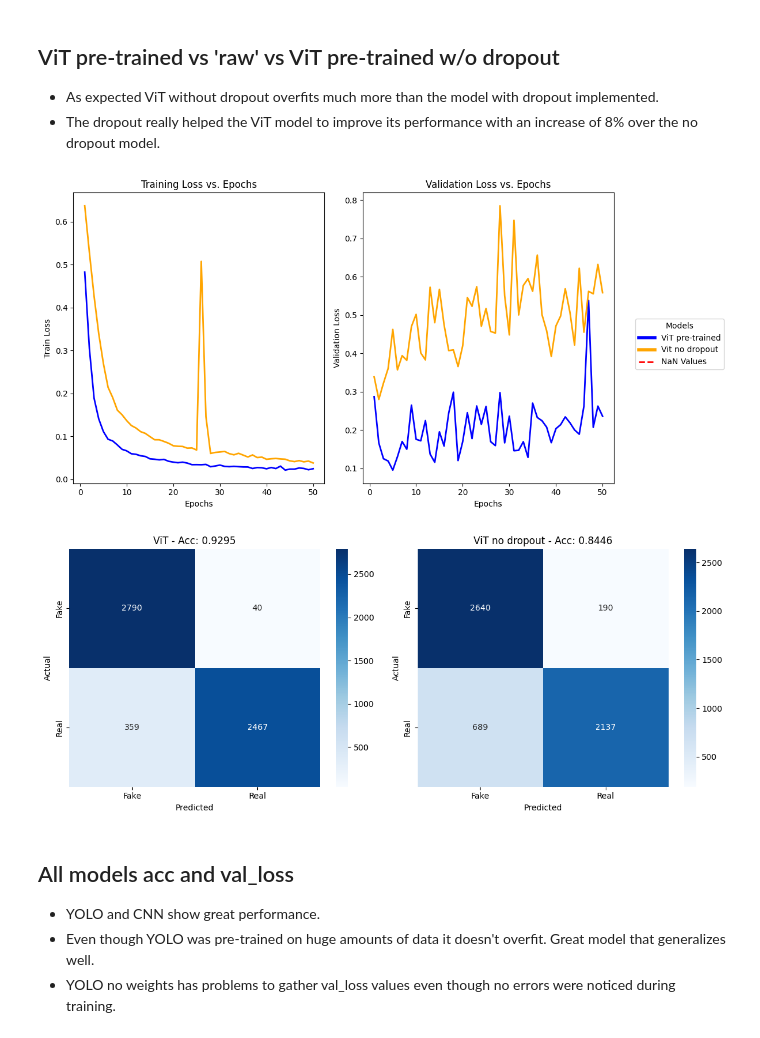
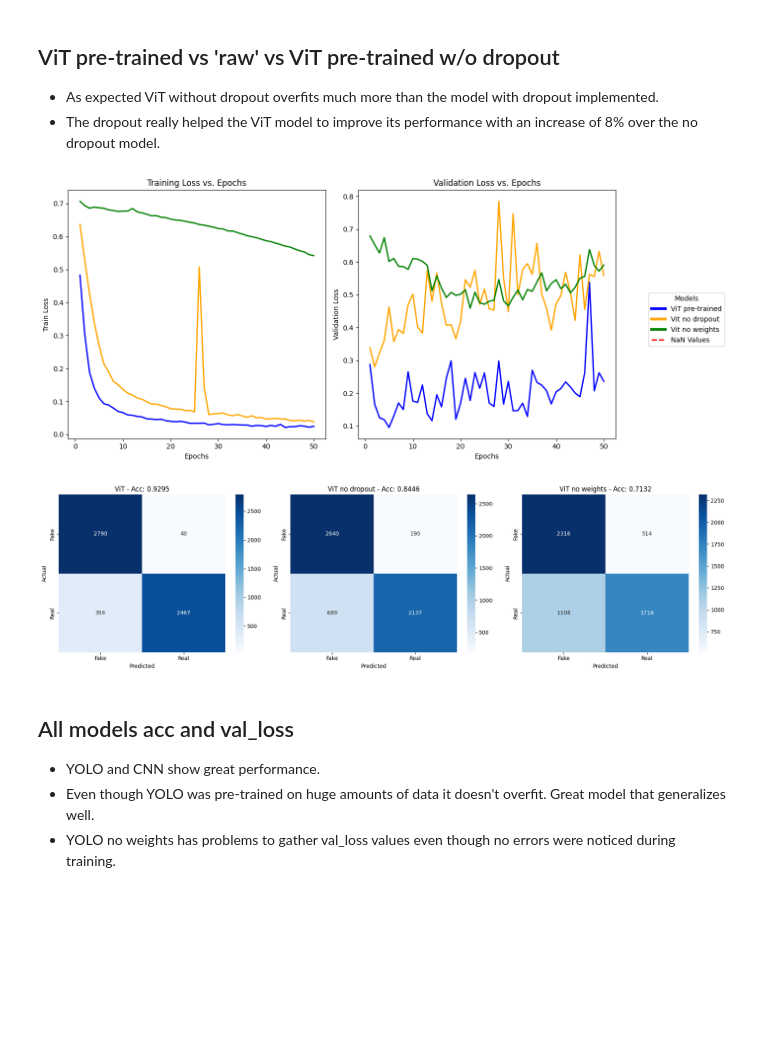
Before and after one commit to v2denny/deepfakeface, a Jupyter notebook: classifier_benchmarking.ipynb, the cells around one changed output. Cells and saved outputs as stored; diff of their text form; code cells hidden in the pictures; blank space fills up the shorter version.

```diff
--- a/classifier_benchmarking.ipynb
+++ b/classifier_benchmarking.ipynb
@@ -117,7 +117,7 @@ models_dict = {
     "CNN no weights": ("models/resnet_no_weights.pth", load_cnn),
     "ViT": ("models/vit_classifier.pth", load_vit),
     "ViT no dropout": ("models/vit_classifier_no_dropout.pth", load_vit),
-    #"ViT no weights": ("models/vit_no_weights.pth", load_vit),
+    "ViT no weights": ("models/vit_classifier_no_weights.pth", load_vit),
     "YOLO": ("models/yolo_classifier.pt", load_yolo),
     "YOLO no weights": ("models/yolo_no_weights.pt", load_yolo),
 }
@@ -301,47 +302,51 @@ plt.show()
 logs_dict = {
     "ViT pre-trained": ("models/vit_classifier.csv"),
     "Vit no dropout": ("models/vit_classifier_no_dropout.csv"),
-    #"Vit no weights": ("models/vit_classifier_no_weights.csv")
+    "Vit no weights": ("models/vit_classifier_no_weights.csv")
 }
 
 df_dict = {}
 for model_name, file_path in logs_dict.items():
     df = pd.read_csv(file_path)
     df.rename(columns={"train/loss": "train_loss", "val/loss": "val_loss"}, inplace=True)
     df_dict[model_name] = df
 
-colors = ["blue", "orange"]
-plt.figure(figsize=(12, 6))
+colors = ["blue", "orange", "green"]
+plt.figure(figsize=(14, 6))
 
 plt.subplot(1, 2, 1)
 for (model_name, df), color in zip(df_dict.items(), colors):
     plt.plot(df['epoch'], df['train_loss'], label=model_name, linewidth=2, color=color, linestyle='solid')
     nan_mask = df['train_loss'].isna()
-    plt.plot(df['epoch'][nan_mask], [df['train_loss'].mean()] * sum(nan_mask), linestyle='dashed', linewidth=2, color='red')
+    if nan_mask.any():
+        plt.plot(df['epoch'][nan_mask], [df['train_loss'].mean()] * sum(nan_mask), linestyle='dashed', linewidth=2, color='red')
 plt.xlabel("Epochs")
 plt.ylabel("Train Loss")
 plt.title("Training Loss vs. Epochs")
 
 plt.subplot(1, 2, 2)
 for (model_name, df), color in zip(df_dict.items(), colors):
     plt.plot(df['epoch'], df['val_loss'], label=model_name, linewidth=2, color=color, linestyle='solid')
     nan_mask = df['val_loss'].isna()
-    plt.plot(df['epoch'][nan_mask], [df['val_loss'].mean()] * sum(nan_mask), linestyle='dashed', linewidth=2, color='red')
+    if nan_mask.any():
+        plt.plot(df['epoch'][nan_mask], [df['val_loss'].mean()] * sum(nan_mask), linestyle='dashed', linewidth=2, color='red')
 plt.xlabel("Epochs")
 plt.ylabel("Validation Loss")
 plt.title("Validation Loss vs. Epochs")
 
-handles = [plt.Line2D([0], [0], color=color, linewidth=4) for color in colors] + [plt.Line2D([0], [0], color="red", linestyle="dashed", linewidth=2)]
+# Legend setup
+handles = [plt.Line2D([0], [0], color=color, linewidth=4) for color in colors]
+handles.append(plt.Line2D([0], [0], color="red", linestyle="dashed", linewidth=2))
 labels = list(logs_dict.keys()) + ["NaN Values"]
 plt.figlegend(handles, labels, loc="center right", title="Models")
 plt.tight_layout(rect=[0, 0, 0.85, 1])
 plt.show()
 # %% [output]
-[figure, old version]
+[figure, new version]
 # %%
-models_to_plot = ["ViT", "ViT no dropout"]
+models_to_plot = ["ViT", "ViT no dropout", "ViT no weights"]
 
-fig, axes = plt.subplots(1, 2, figsize=(12, 5))
+fig, axes = plt.subplots(1, 3, figsize=(18, 5))
 
 for ax, model_name in zip(axes, models_to_plot):
     data = results[model_name]
@@ -350,7 +355,8 @@ for ax, model_name in zip(axes, models_to_plot):
     if cm.dtype == np.float64 or cm.dtype == np.float32:
         cm = cm.astype(int)
 
-    sns.heatmap(cm, annot=True, fmt="d", cmap="Blues", xticklabels=class_names, yticklabels=class_names, ax=ax)
+    sns.heatmap(cm, annot=True, fmt="d", cmap="Blues",
+                xticklabels=class_names, yticklabels=class_names, ax=ax)
     ax.set_xlabel("Predicted")
     ax.set_ylabel("Actual")
     ax.set_title(f"{model_name} - Acc: {data['accuracy']:.4f}")
@@ -358,7 +364,7 @@ for ax, model_name in zip(axes, models_to_plot):
 plt.tight_layout()
 plt.show()
 # %% [output]
-[figure, old version]
+[figure, new version]
 # %% [markdown]
 ## All models acc and val_loss
 - YOLO and CNN show great performance.
```
Also changed, not shown: parts of 2 cells of this notebook.
